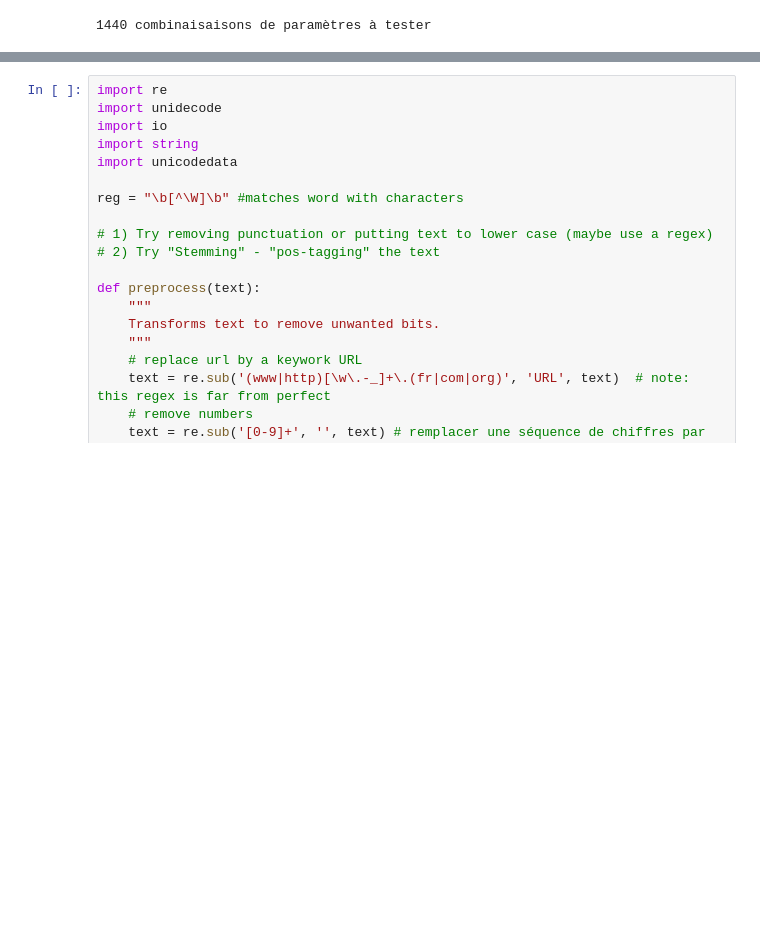
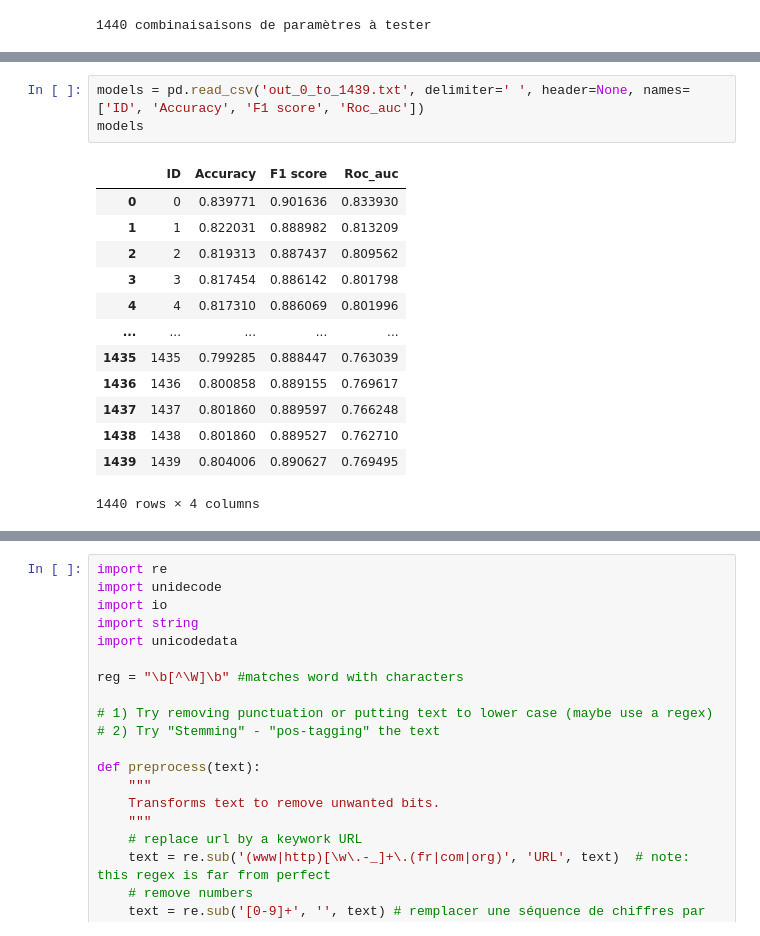
Before and after one commit to samynhl/RITAL-TMES, a Jupyter notebook: Projet TAL/Bow-Presidents.ipynb, the cells around one changed output, grey strips where cells are left out. Drawn from its saved outputs; the diff is of its cells as text; blank space fills up the shorter version.

```diff
--- a/Projet TAL/Bow-Presidents.ipynb
+++ b/Projet TAL/Bow-Presidents.ipynb
@@ -1405,0 +1534,17 @@ scores_df
+# %%
+models = pd.read_csv('out_0_to_1439.txt', delimiter=' ', header=None, names=['ID', 'Accuracy', 'F1 score', 'Roc_auc'])
+models
+# %% [output]
+|  | ID | Accuracy | F1 score | Roc_auc |
+| 0 | 0 | 0.839771 | 0.901636 | 0.833930 |
+| 1 | 1 | 0.822031 | 0.888982 | 0.813209 |
+| 2 | 2 | 0.819313 | 0.887437 | 0.809562 |
+| 3 | 3 | 0.817454 | 0.886142 | 0.801798 |
+| 4 | 4 | 0.817310 | 0.886069 | 0.801996 |
+| ... | ... | ... | ... | ... |
+| 1435 | 1435 | 0.799285 | 0.888447 | 0.763039 |
+| 1436 | 1436 | 0.800858 | 0.889155 | 0.769617 |
+| 1437 | 1437 | 0.801860 | 0.889597 | 0.766248 |
+| 1438 | 1438 | 0.801860 | 0.889527 | 0.762710 |
+| 1439 | 1439 | 0.804006 | 0.890627 | 0.769495 |
+1440 rows × 4 columns
```
Also changed, not shown: parts of 45 cells of this notebook, 15 other files.
